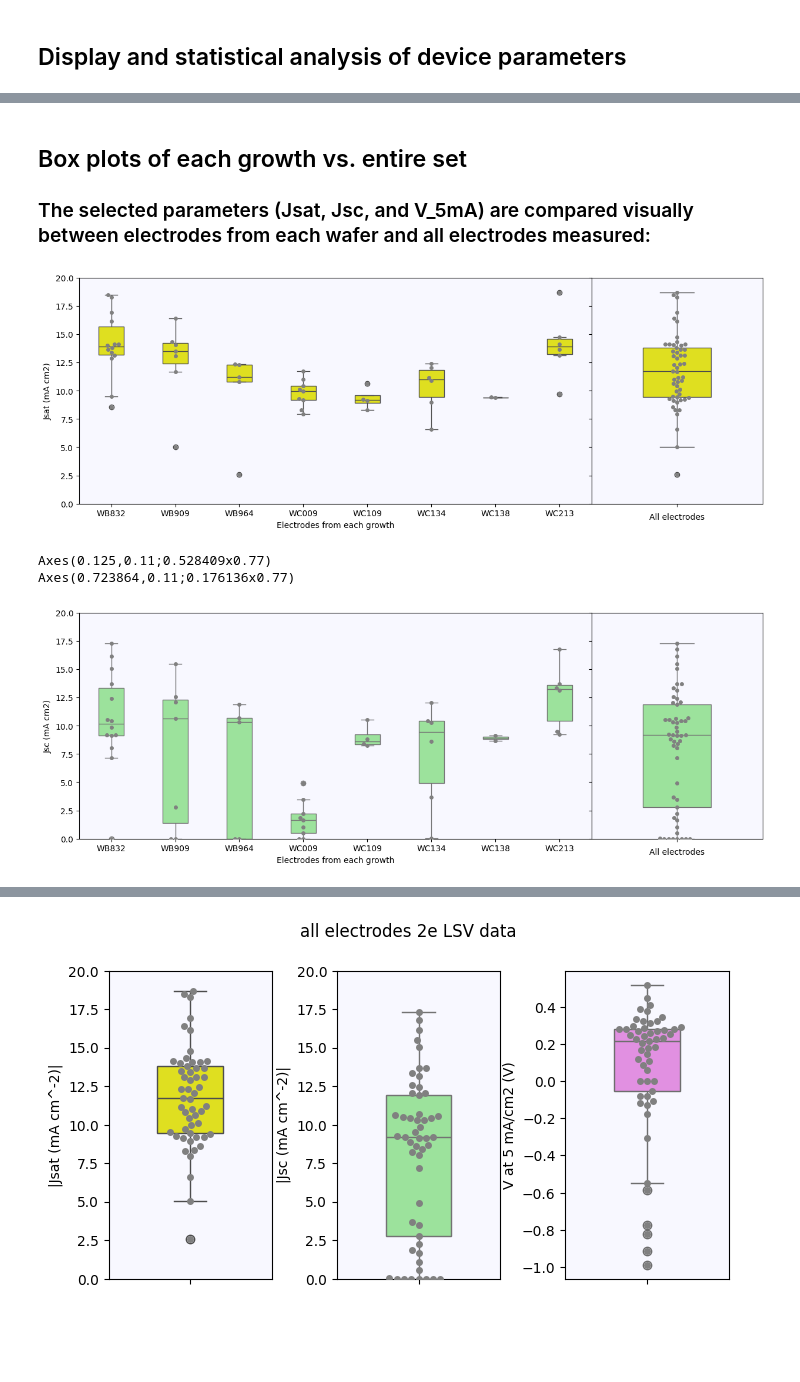
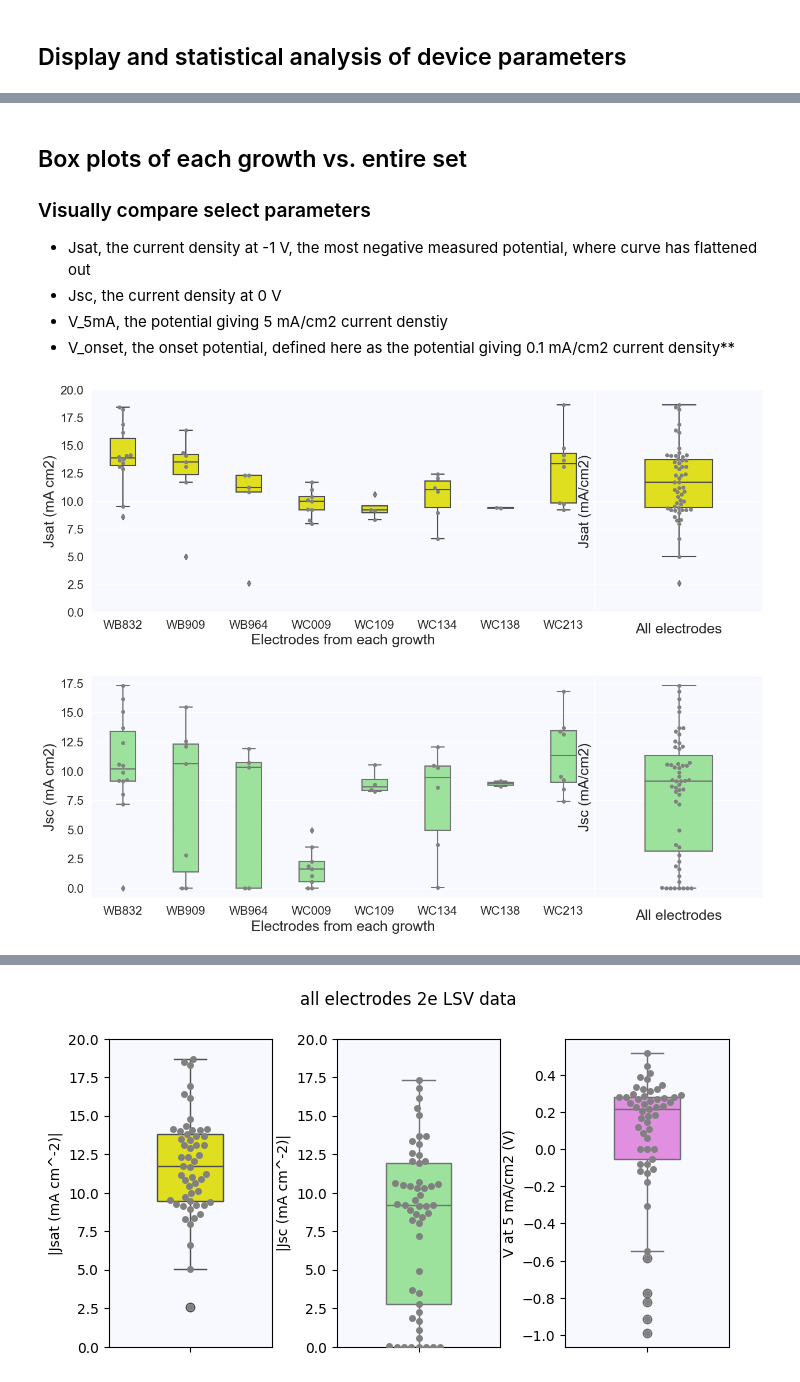
Before and after one commit to oliviaalley/LSV_analysis_script_with_test_data, a Jupyter notebook: Small area GaAs-GaInP tandem photocathode JV pH0pt4 .ipynb, the cells around one changed output, grey strips where cells are left out. Cells and saved outputs as stored; diff of their text form; code cells hidden in the pictures; blank space fills up the shorter version.

Commit message:
Add files via upload
Update the Jupyter Notebook to extract the date field from the data into the data structure.

```diff
--- a/Small area GaAs-GaInP tandem photocathode JV pH0pt4 .ipynb
+++ b/Small area GaAs-GaInP tandem photocathode JV pH0pt4 .ipynb
@@ -550,0 +630,12 @@ sns.swarmplot(y='V_5mA (V)', data=df_all, x='Growth', color='gray')
+# %%
+fig, ax = plt.subplots(nrows=1, ncols=1, dpi=100, figsize=(7,5))
+
+sns.set_theme(color_codes=True)
+
+sns.histplot(data=df_all, x='V_5mA', hue="Growth", ax=ax)
+
+ax.tick_params(axis='both', which='major', labelsize=15)
+ax.set_xlabel('V_5mA (V)', size=18)
+ax.set_ylabel('Count', size=18)
+
+plt.show()
@@ -550,0 +644,12 @@ sns.swarmplot(y='V_5mA (V)', data=df_all, x='Growth', color='gray')
+# %%
+fig, ax = plt.subplots(nrows=1, ncols=1, dpi=100, figsize=(7,5))
+
+sns.set_theme(color_codes=True)
+
+sns.histplot(data=df_all, x='V_onset', hue="Growth", ax=ax)
+
+ax.tick_params(axis='both', which='major', labelsize=15)
+ax.set_xlabel('V_onset (V)', size=18)
+ax.set_ylabel('Count', size=18)
+
+plt.show()
@@ -551,9 +658,14 @@ sns.swarmplot(y='V_5mA (V)', data=df_all, x='Growth', color='gray')
 # %% [markdown]
 ## Box plots of each growth vs. entire set
-### The selected parameters (Jsat, Jsc, and V_5mA) are compared visually between electrodes from each wafer and all electrodes measured:
+
+### Visually compare select parameters
+ - Jsat, the current density at -1 V, the most negative measured potential, where curve has flattened out
+ - Jsc, the current density at 0 V
+ - V_5mA, the potential giving 5 mA/cm2 current denstiy
+ - V_onset, the onset potential, defined here as the potential giving 0.1 mA/cm2 current density**
 # %%
-# Can divide it up by growth during the plotting process, no need for a separation or grouping
-# Compare saturation current for each electrode and all electrodes
+# Can divide it up by growth during the plotting process
+# Box plots for Jsat
 
 fig, ax = plt.subplots(nrows=1, ncols=2, dpi=100, sharey=True, figsize=(15,5), gridspec_kw={'width_ratios': [3, 1]})
 
@@ -563,49 +675,46 @@ sns.swarmplot(y='Jsat (mA/cm2)', data=df_all, x='Growth', ax=ax[0], size=5, colo
 sns.boxplot(y='Jsat (mA/cm2)', data=df_all, width=0.4, ax=ax[1], color='yellow', zorder=2)
 sns.swarmplot(y='Jsat (mA/cm2)', data=df_all, ax=ax[1], color='gray')
 
-ax[0].set_ylabel('Jsat (mA cm2)')
-ax[0].set_xlabel('Electrodes from each growth')
-ax[1].set_ylabel('Jsat (mA/cm2)')
-ax[1].set_xlabel('All electrodes')
+ax[0].set_ylabel('Jsat (mA cm2)', size=18)
+ax[0].set_xlabel('Electrodes from each growth', size=18)
+ax[1].set_ylabel('Jsat (mA/cm2)', size=18)
+ax[1].set_xlabel('All electrodes', size=18)
 
 ax[0].set_ylim(0, 20); ax[1].set_ylim(0, 20)
 
+# it's complicated to access the properties of the individual axes: need to iterate
 for ax in ax.flat:
     ax.set_facecolor('ghostwhite')
+    ax.tick_params(axis='both', which='major', labelsize=15)
 fig.subplots_adjust(wspace=0.0, hspace=0.1)
 
 plt.show()
 # %% [output]
-[figure, old version]
+[figure, new version]
 # %%
-# Compare short circuit currents between each growth with that for all growths together
+# Box plots for Jsc
 
 fig, ax = plt.subplots(nrows=1, ncols=2, dpi=100, sharey=True, figsize=(15,5), gridspec_kw={'width_ratios': [3, 1]})
 
-# why do the axes here iterate over the row as well?
-for a in ax:
-    print(a)
-#print(ax[0])
 sns.boxplot(y='Jsc (mA/cm2)', data=df_all, x='Growth', width = 0.4, ax=ax[0], color = 'lightgreen', zorder=2)
 sns.swarmplot(y='Jsc (mA/cm2)', data=df_all, x='Growth', ax=ax[0], size=5, color='gray')
 
 sns.boxplot(y='Jsc (mA/cm2)', data=df_all, width=0.4, ax=ax[1], color='lightgreen', zorder=2)
 sns.swarmplot(y='Jsc (mA/cm2)', data=df_all, ax=ax[1], color='gray')
 
-ax[0].set_ylabel('Jsc (mA cm2)')
-ax[0].set_xlabel('Electrodes from each growth')
-ax[1].set_ylabel('Jsc (mA/cm2)')
-ax[1].set_xlabel('All electrodes')
+ax[0].set_ylabel('Jsc (mA cm2)', size=18)
+ax[0].set_xlabel('Electrodes from each growth', size=18)
+ax[1].set_ylabel('Jsc (mA/cm2)', size=18)
+ax[1].set_xlabel('All electrodes', size=18)
 
-ax[0].set_ylim(0, 20); ax[1].set_ylim(0, 20)
+#ax[0].set_ylim(0, 20); ax[1].set_ylim(0, 20)
 
 for ax in ax.flat:
     ax.set_facecolor('ghostwhite')
+    ax.tick_params(axis='both', which='major', labelsize=15)
 fig.subplots_adjust(wspace=0.0, hspace=0.1)
 
 plt.show()
 # %% [output]
-Axes(0.125,0.11;0.528409x0.77)
-Axes(0.723864,0.11;0.176136x0.77)
-[figure, old version]
+[figure, new version]
 # %%
```
Also changed, not shown: parts of 45 cells of this notebook.
